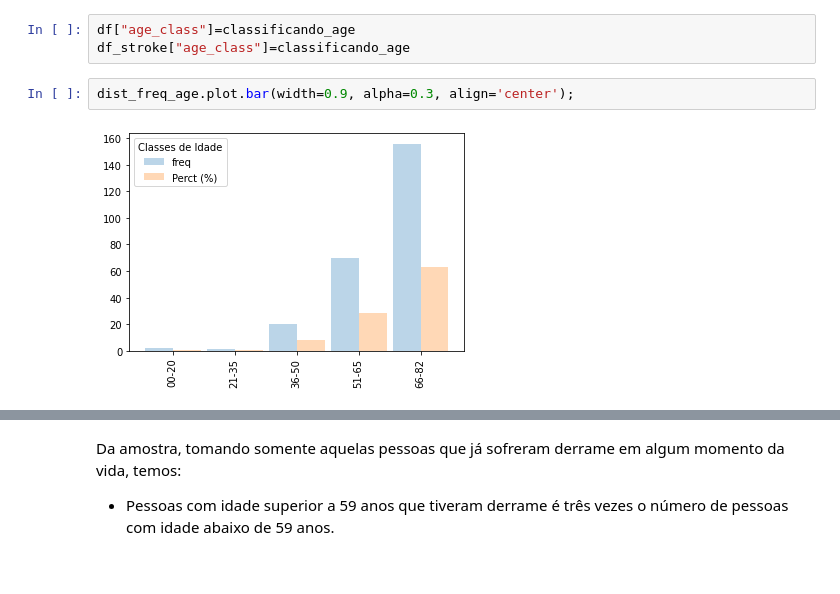
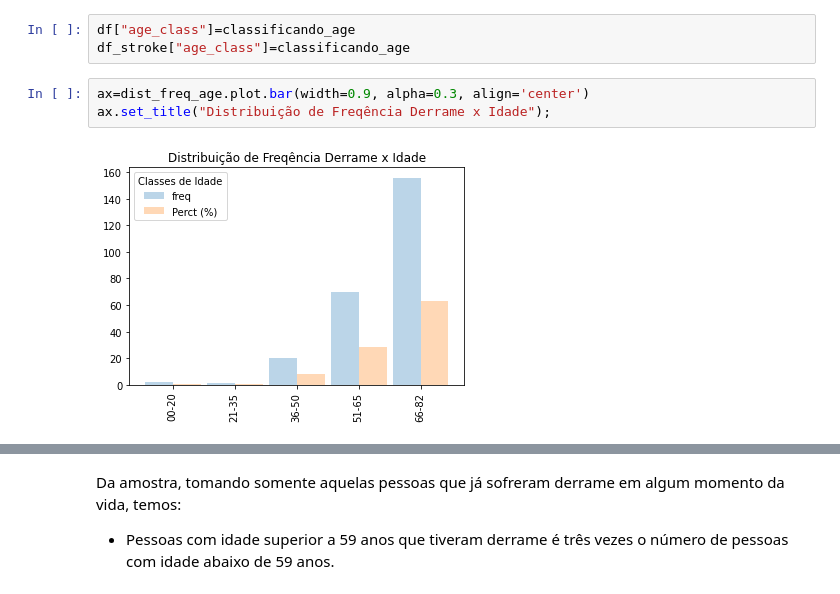
Before and after one commit to FelipeGBarreto/Projects, a Jupyter notebook: Stroker_Analysis_Prediction.ipynb, the cells around one changed output, grey strips where cells are left out. Cells and saved outputs as stored; diff of their text form.

```diff
--- a/Stroker_Analysis_Prediction.ipynb
+++ b/Stroker_Analysis_Prediction.ipynb
@@ -148,6 +148,7 @@ Percentual de pessoas que tiveram derrame de acordo com a idade:
 df["age_class"]=classificando_age
 df_stroke["age_class"]=classificando_age
 # %%
-dist_freq_age.plot.bar(width=0.9, alpha=0.3, align='center');
+ax=dist_freq_age.plot.bar(width=0.9, alpha=0.3, align='center')
+ax.set_title("Distribuição de Freqência Derrame x Idade");
 # %% [output]
-[figure, old version]
+[figure, new version]
```
Also changed, not shown: parts of 21 cells of this notebook.
